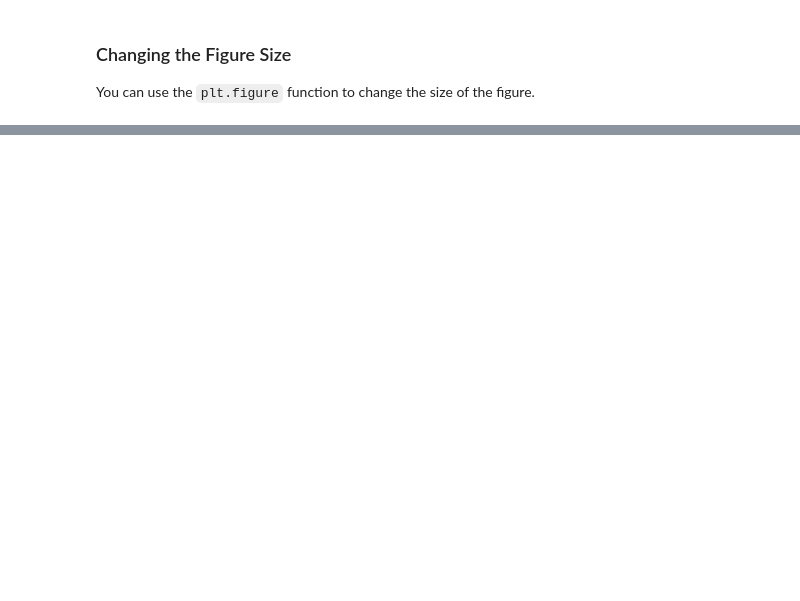
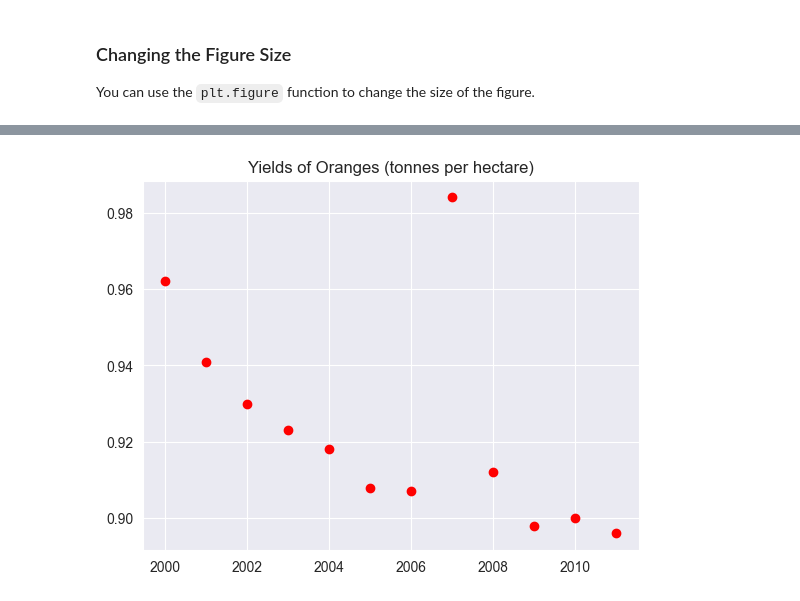
Before and after one commit to ravi1v/Data-analysis-with-python, a Jupyter notebook: 8 Data visualization .ipynb, the cells around one changed output, grey strips where cells are left out. Cells and saved outputs as stored; diff of their text form; code cells hidden in the pictures; blank space fills up the shorter version.

```diff
--- a/8 Data visualization .ipynb
+++ b/8 Data visualization .ipynb
@@ -135,0 +167,5 @@ plt.title("Yield of Oranges(tonnes per hectare)");
+# %%
+plt.plot(years,oranges,'or')
+plt.title("Yields of Oranges (tonnes per hectare)");
+# %% [output]
+[figure, added]
```
Also changed, not shown: parts of 24 cells of this notebook.
